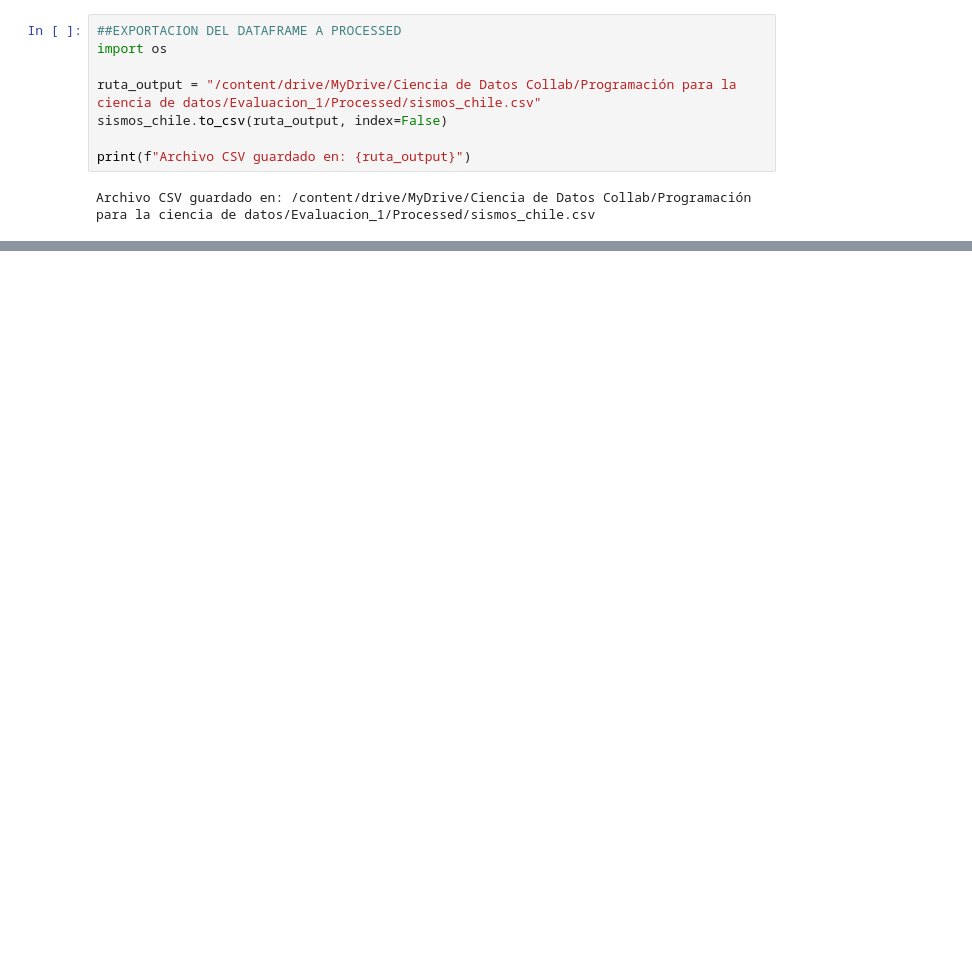
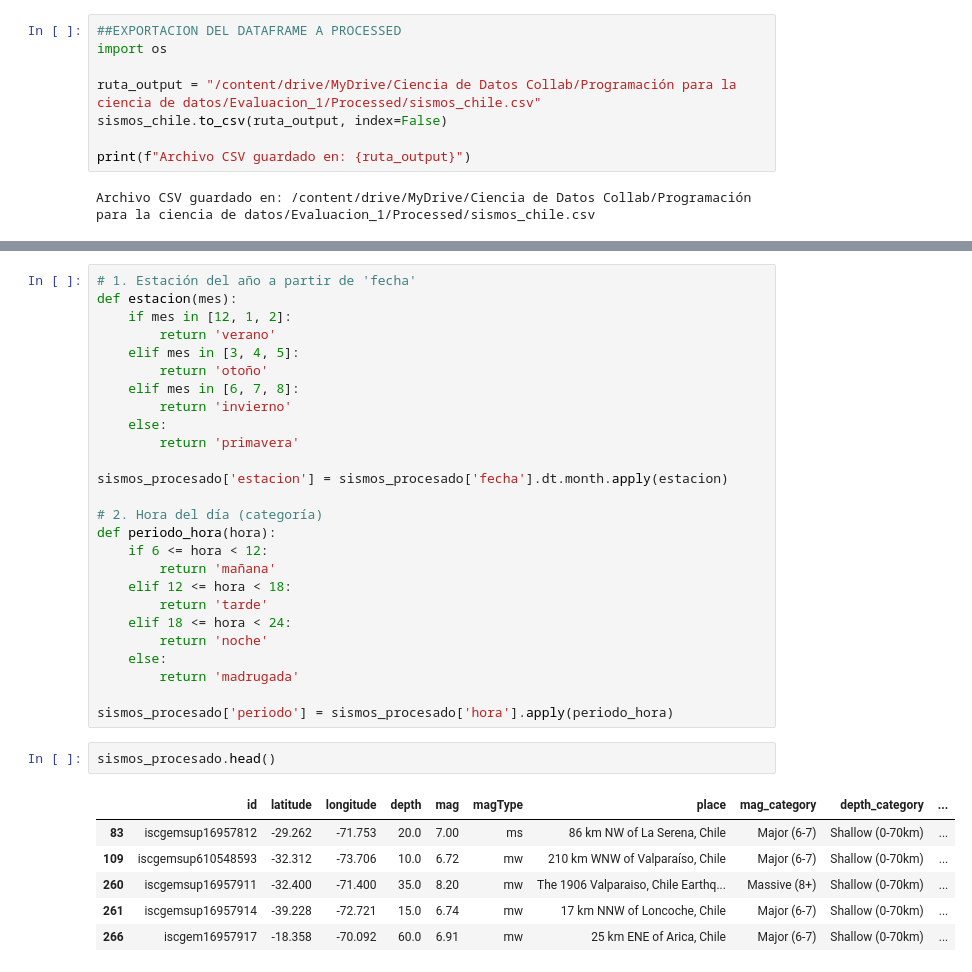
Before and after one commit to javisagredo-dev/Evaluacion1_Prog_DS, a Jupyter notebook: Evaluación_1_Prog_DS.ipynb, the cells around one changed output, grey strips where cells are left out. Drawn from its saved outputs; the diff is of its cells as text; blank space fills up the shorter version.

```diff
--- a/Evaluación_1_Prog_DS.ipynb
+++ b/Evaluación_1_Prog_DS.ipynb
@@ -219,0 +395,35 @@ sismos_chile.describe()
+# %%
+# 1. Estación del año a partir de 'fecha'
+def estacion(mes):
+    if mes in [12, 1, 2]:
+        return 'verano'
+    elif mes in [3, 4, 5]:
+        return 'otoño'
+    elif mes in [6, 7, 8]:
+        return 'invierno'
+    else:
+        return 'primavera'
+
+sismos_procesado['estacion'] = sismos_procesado['fecha'].dt.month.apply(estacion)
+
+# 2. Hora del día (categoría)
+def periodo_hora(hora):
+    if 6 <= hora < 12:
+        return 'mañana'
+    elif 12 <= hora < 18:
+        return 'tarde'
+    elif 18 <= hora < 24:
+        return 'noche'
+    else:
+        return 'madrugada'
+
+sismos_procesado['periodo'] = sismos_procesado['hora'].apply(periodo_hora)
+# %%
+sismos_procesado.head()
+# %% [output]
+|  | id | latitude | longitude | depth | mag | magType | place | mag_category | depth_category | ... |
+| 83 | iscgemsup16957812 | -29.262 | -71.753 | 20.0 | 7.00 | ms | 86 km NW of La Serena, Chile | Major (6-7) | Shallow (0-70km) | ... |
+| 109 | iscgemsup610548593 | -32.312 | -73.706 | 10.0 | 6.72 | mw | 210 km WNW of Valparaíso, Chile | Major (6-7) | Shallow (0-70km) | ... |
+| 260 | iscgemsup16957911 | -32.400 | -71.400 | 35.0 | 8.20 | mw | The 1906 Valparaiso, Chile Earthq... | Massive (8+) | Shallow (0-70km) | ... |
+| 261 | iscgemsup16957914 | -39.228 | -72.721 | 15.0 | 6.74 | mw | 17 km NNW of Loncoche, Chile | Major (6-7) | Shallow (0-70km) | ... |
+| 266 | iscgem16957917 | -18.358 | -70.092 | 60.0 | 6.91 | mw | 25 km ENE of Arica, Chile | Major (6-7) | Shallow (0-70km) | ... |
```
Also changed, not shown: parts of 23 cells of this notebook.
